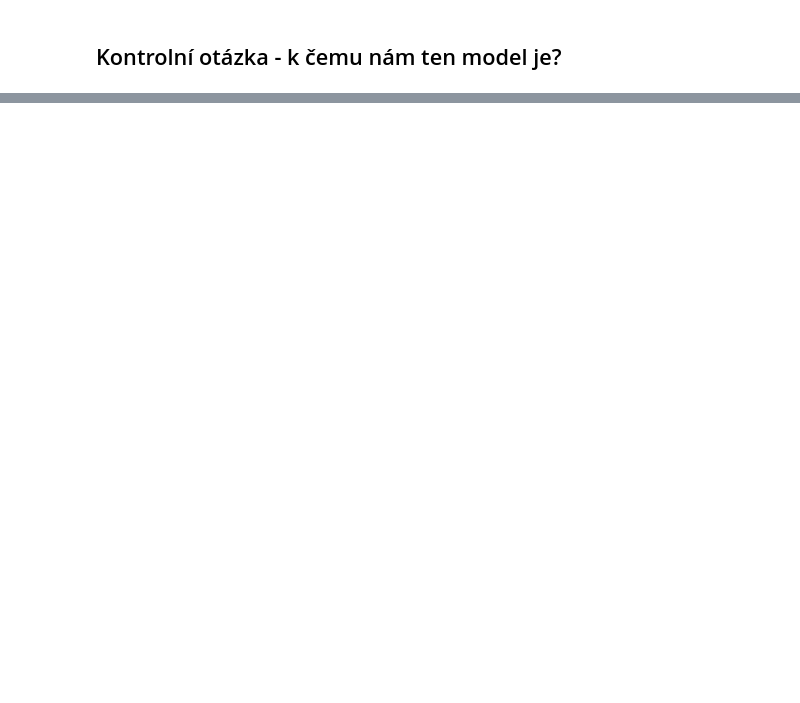
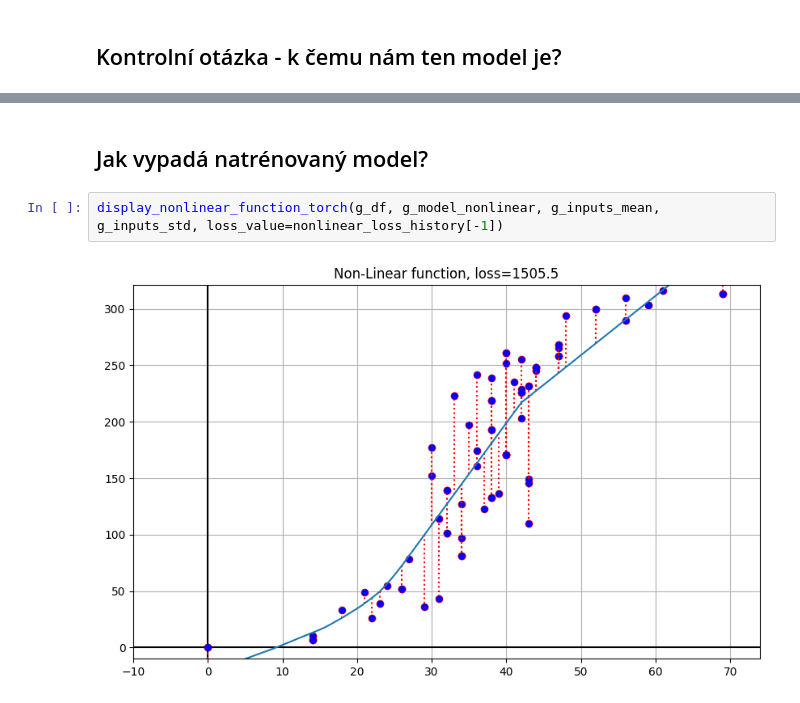
Before and after one commit to Travnickt3d/FITLS, a Jupyter notebook: 2024/1_linear_regression.ipynb, the cells around one changed output, grey strips where cells are left out. Cells and saved outputs as stored; diff of their text form; blank space fills up the shorter version.

```diff
--- a/2024/1_linear_regression.ipynb
+++ b/2024/1_linear_regression.ipynb
@@ -703,0 +703,6 @@ display_nonlinear_function_torch(dataset=df, model_arg=model_nonlinear, loss_val
+# %% [markdown]
+## Jak vypadá natrénovaný model?
+# %%
+display_nonlinear_function_torch(g_df, g_model_nonlinear, g_inputs_mean, g_inputs_std, loss_value=nonlinear_loss_history[-1])
+# %% [output]
+[figure, added]
```
Also changed, not shown: parts of 15 cells of this notebook.
